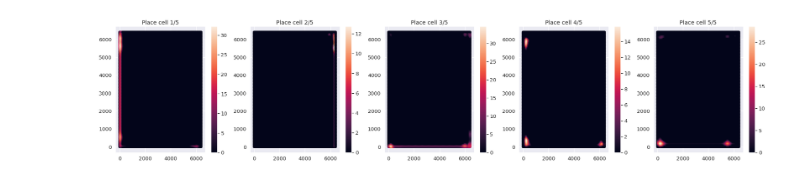
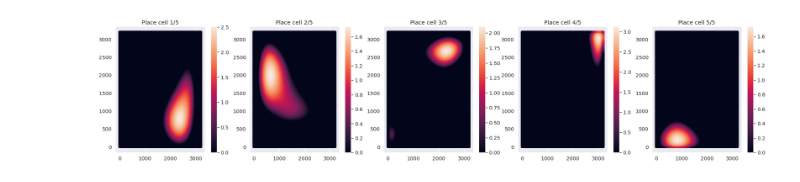
Before and after one commit to cngzlsh/BrainNet, a Jupyter notebook: bvc_experiments.ipynb, the cells around one changed output. Drawn from its saved outputs; the diff is of its cells as text; code cells hidden in the pictures.

```diff
--- a/bvc_experiments.ipynb
+++ b/bvc_experiments.ipynb
@@ -124,7 +124,7 @@ class BoundaryVectorCell:
     '''
     A boundary vector cell initiliased with preferred distance (mm) and angle (rad)
     '''
-    def __init__(self, d, phi, sigma_zero=122, beta=1830, sigma_ang=0.2, multiplier=1, maxfire=False) -> None:
+    def __init__(self, d, phi, sigma_zero=600, beta=1830, sigma_ang=0.2, multiplier=1, maxfire=False) -> None:
         self.d = torch.Tensor([d])
         self.phi = torch.Tensor([phi])
         self.sigma_zero = sigma_zero                                                 # Hartley 2000: sigZero = 122 mm
@@ -196,7 +196,7 @@ class PlaceCell:
     The firing F_j(x) of PC j at location x is proportional to the thresholded, weighted sum of the N BVC sets that connect to it
     Output is the thresholded firing sum, each at the same allocentric reference frame, scaled by a coefficient A
     '''
-    def __init__(self, bvcs=False, connection_weights=False, non_linearity=nn.ReLU(), A=5000, T=12, max_fire=100):
+    def __init__(self, bvcs=False, connection_weights=False, non_linearity=nn.ReLU(), A=10000, T=False, max_fire=False):
 
         if bvcs is not False:
             self.bvcs = bvcs
@@ -211,8 +211,10 @@ class PlaceCell:
 
     def create_random_bvcs(self, n_bvcs, max_r=1000):
         self.n_bvcs = n_bvcs
-        rs = dist.Uniform(low=0, high=1000).sample(sample_shape=torch.Size([n_bvcs]))
-        phis = dist.Uniform(low=0, high=2*torch.pi).sample(sample_shape=torch.Size([n_bvcs]))
+
+        rs = dist.Uniform(low=0, high=max_r).sample(sample_shape=torch.Size([n_bvcs]))
+        phis = dist.Uniform(0, 2*torch.pi).sample(sample_shape=torch.Size([n_bvcs]))
+
         self.bvcs = [BoundaryVectorCell(rs[i], phis[i]) for i in range(n_bvcs)]
         self.connection_weights = torch.ones(n_bvcs)
 
@@ -224,7 +226,13 @@ class PlaceCell:
 
         bvc_firing_rates = torch.stack([bvc.compute_BVC_firing(distances, bearings, subtended_angles) for bvc in self.bvcs], dim=-1)
         weighted_sum = torch.sum(torch.mul(bvc_firing_rates, self.connection_weights), dim=-1)
-        thresholded_sum = self.A * weighted_sum - self.T
+
+        thresholded_sum = self.A * weighted_sum
+
+        if self.T == False:
+            self.T = 0.9 * torch.max(thresholded_sum)
+
+        thresholded_sum = thresholded_sum - self.T
 
         if self.max_fire is False:
             return self.non_linearity(thresholded_sum)
@@ -244,15 +252,15 @@ class PlaceCell:
         return dW
 # %%
 # simute BVCs to feed into a place cell
-l = 6400
-w = 6400
+l = 3200
+w = 3200
 n_BVCs = 10
 env = RectangleEnvironment(l, w)
 connection_weights = torch.ones(n_BVCs)
-dists = dist.Uniform(0,3200).sample(sample_shape=torch.Size([n_BVCs]))
-preferred_angle= dist.Uniform(torch.pi, 2*torch.pi).sample(sample_shape=torch.Size([n_BVCs]))
+dists = dist.Uniform(0,6400).sample(sample_shape=torch.Size([n_BVCs]))
+preferred_angle= dist.Uniform(0, 2*torch.pi).sample(sample_shape=torch.Size([n_BVCs]))
 
-BVCs = [BoundaryVectorCell(dists[i], preferred_angle[i], sigma_zero=122*5, multiplier=1) for i in range(len(dists))]
-plot_bvc_firing_field(BVCs[:10], max_d=6400)
+BVCs = [BoundaryVectorCell(dists[i], preferred_angle[i]) for i in range(len(dists))]
+plot_bvc_firing_field(BVCs[:10], max_d='auto')
 env.visualise_bvc_firing_rates(BVCs)
 # %% [output]
@@ -266,9 +274,9 @@ env.visualise_pc_firing_rates(PC1)
 # %%
 PlaceCells = []
 for i in range(5):
-    PC = PlaceCell(T=40)
-    PC.create_random_bvcs(n_bvcs=10, max_r=12000)
+    PC = PlaceCell()
+    PC.create_random_bvcs(n_bvcs=10, max_r=6400)
     PlaceCells.append(PC)
 env.visualise_pc_firing_rates(PlaceCells)
 # %% [output]
-[figure, old version]
+[figure, new version]
```
Also changed, not shown: parts of 3 cells of this notebook, 18 other files.
